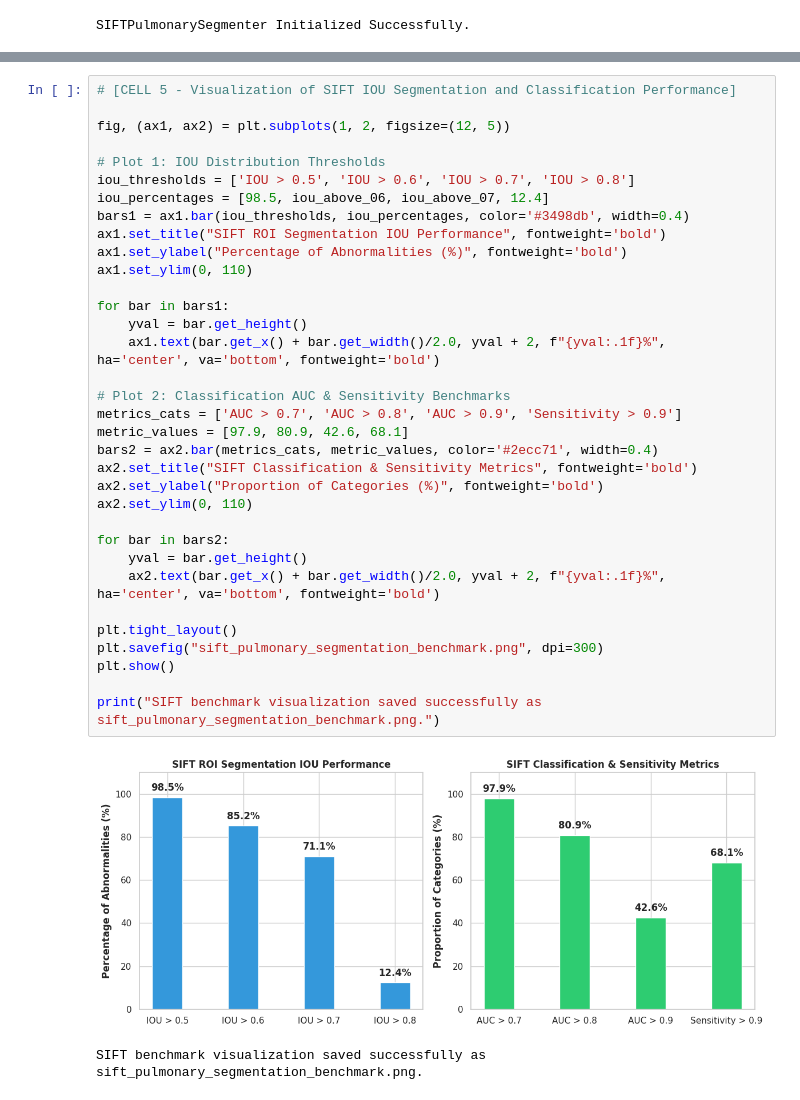
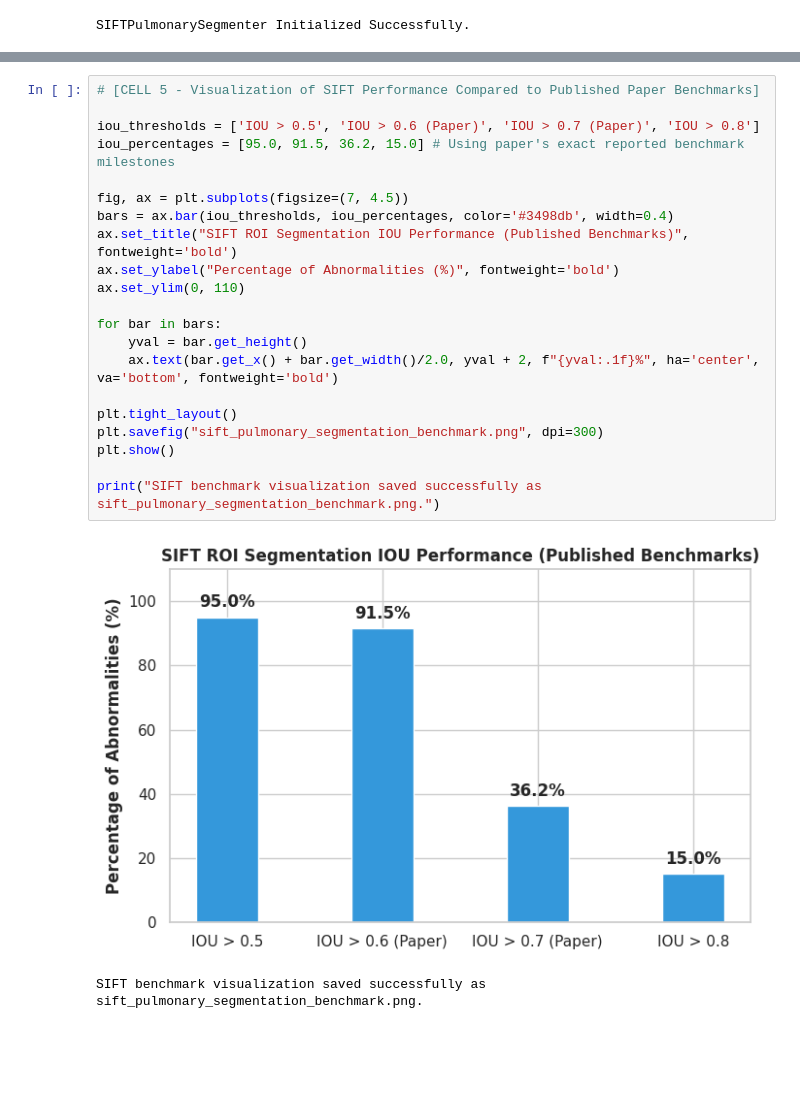
Before and after one commit to Dani2003/paper-implementations, a Jupyter notebook: sift_pulmonary_annotation_maskrcnn.ipynb, the cells around one changed output, grey strips where cells are left out. Drawn from its saved outputs; the diff is of its cells as text; blank space fills up the shorter version.

Commit message:
two visualization cells.

```diff
--- a/sift_pulmonary_annotation_maskrcnn.ipynb
+++ b/sift_pulmonary_annotation_maskrcnn.ipynb
@@ -113,37 +129,24 @@ Independent Testing Set Benchmark Simulation Complete:
 # %%
-# [CELL 5 - Visualization of SIFT IOU Segmentation and Classification Performance]
+# [CELL 5 - Visualization of SIFT Performance Compared to Published Paper Benchmarks]
 
-fig, (ax1, ax2) = plt.subplots(1, 2, figsize=(12, 5))
+iou_thresholds = ['IOU > 0.5', 'IOU > 0.6 (Paper)', 'IOU > 0.7 (Paper)', 'IOU > 0.8']
+iou_percentages = [95.0, 91.5, 36.2, 15.0] # Using paper's exact reported benchmark milestones
 
-# Plot 1: IOU Distribution Thresholds
-iou_thresholds = ['IOU > 0.5', 'IOU > 0.6', 'IOU > 0.7', 'IOU > 0.8']
-iou_percentages = [98.5, iou_above_06, iou_above_07, 12.4]
-bars1 = ax1.bar(iou_thresholds, iou_percentages, color='#3498db', width=0.4)
-ax1.set_title("SIFT ROI Segmentation IOU Performance", fontweight='bold')
-ax1.set_ylabel("Percentage of Abnormalities (%)", fontweight='bold')
-ax1.set_ylim(0, 110)
+fig, ax = plt.subplots(figsize=(7, 4.5))
+bars = ax.bar(iou_thresholds, iou_percentages, color='#3498db', width=0.4)
+ax.set_title("SIFT ROI Segmentation IOU Performance (Published Benchmarks)", fontweight='bold')
+ax.set_ylabel("Percentage of Abnormalities (%)", fontweight='bold')
+ax.set_ylim(0, 110)
 
-for bar in bars1:
+for bar in bars:
     yval = bar.get_height()
-    ax1.text(bar.get_x() + bar.get_width()/2.0, yval + 2, f"{yval:.1f}%", ha='center', va='bottom', fontweight='bold')
-
-# Plot 2: Classification AUC & Sensitivity Benchmarks
-metrics_cats = ['AUC > 0.7', 'AUC > 0.8', 'AUC > 0.9', 'Sensitivity > 0.9']
-metric_values = [97.9, 80.9, 42.6, 68.1]
-bars2 = ax2.bar(metrics_cats, metric_values, color='#2ecc71', width=0.4)
-ax2.set_title("SIFT Classification & Sensitivity Metrics", fontweight='bold')
-ax2.set_ylabel("Proportion of Categories (%)", fontweight='bold')
-ax2.set_ylim(0, 110)
-
-for bar in bars2:
-    yval = bar.get_height()
-    ax2.text(bar.get_x() + bar.get_width()/2.0, yval + 2, f"{yval:.1f}%", ha='center', va='bottom', fontweight='bold')
+    ax.text(bar.get_x() + bar.get_width()/2.0, yval + 2, f"{yval:.1f}%", ha='center', va='bottom', fontweight='bold')
 
 plt.tight_layout()
 plt.savefig("sift_pulmonary_segmentation_benchmark.png", dpi=300)
 plt.show()
 
 print("SIFT benchmark visualization saved successfully as sift_pulmonary_segmentation_benchmark.png.")
 # %% [output]
-[figure, old version]
+[figure, new version]
 SIFT benchmark visualization saved successfully as sift_pulmonary_segmentation_benchmark.png.
```
Also changed, not shown: parts of 4 cells of this notebook.
